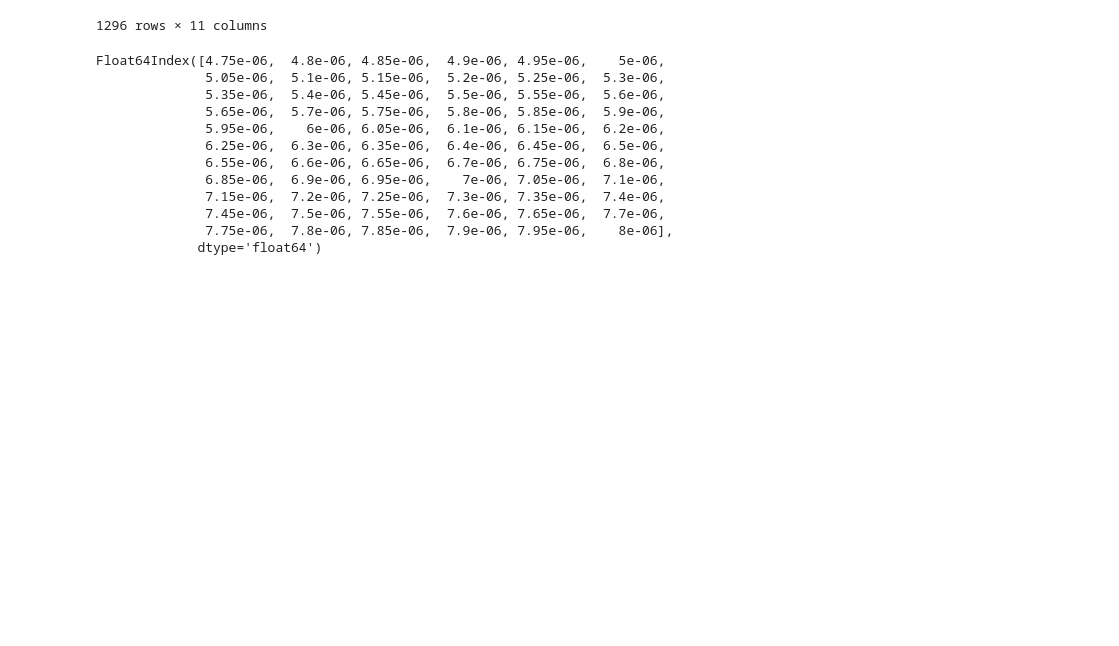
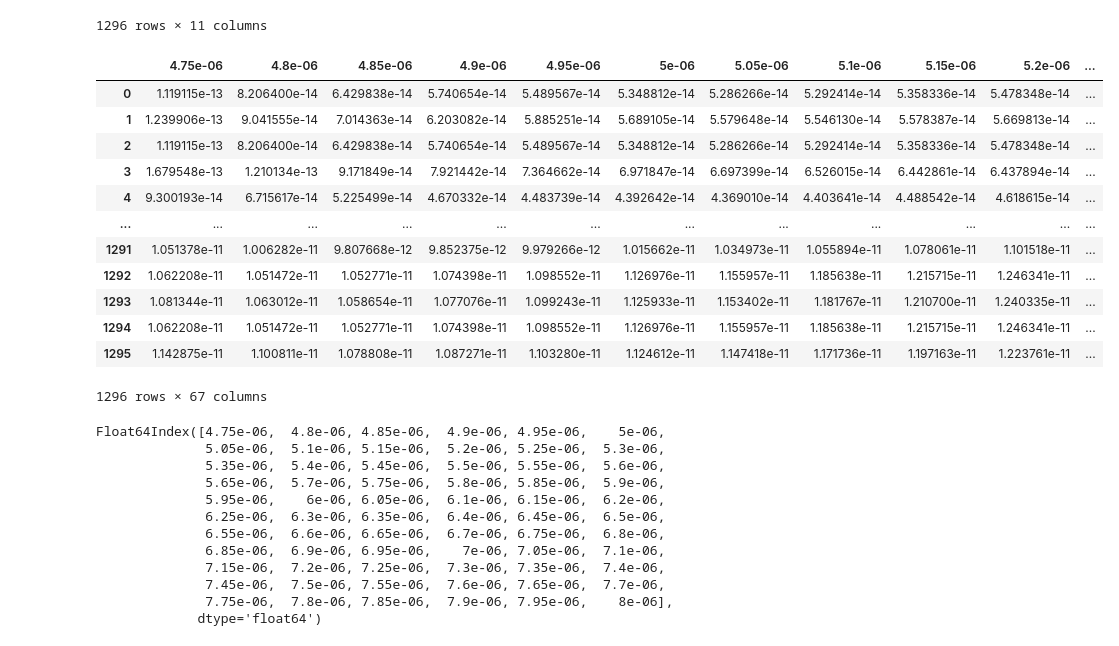
Before and after one commit to iAmBrig12/REU_AI_Thermography, a Jupyter notebook: data_exploration.ipynb, the cells around one changed output. Saved outputs shown, nothing was run; the diff lists cells and outputs as text; code cells hidden in the pictures; blank space fills up the shorter version.

```diff
--- a/data_exploration.ipynb
+++ b/data_exploration.ipynb
@@ -24,6 +24,22 @@ temp_train
 | 1294 | 595.817168 | 582.738555 | 570.357589 | 558.545848 | 546.953527 | 535.042876 | 522.215789 | 508.000000 | 492.215789 | 505.042876 | 516.953527 |
 | 1295 | 601.997508 | 594.494260 | 586.537929 | 577.566979 | 566.953527 | 554.064006 | 538.396129 | 519.755705 | 498.396129 | 505.042876 | 510.773187 |
 1296 rows × 11 columns
+# %%
+spectrum_train
+# %% [output]
+|  | 4.75e-06 | 4.8e-06 | 4.85e-06 | 4.9e-06 | 4.95e-06 | 5e-06 | 5.05e-06 | 5.1e-06 | 5.15e-06 | 5.2e-06 | ... |
+| 0 | 1.119115e-13 | 8.206400e-14 | 6.429838e-14 | 5.740654e-14 | 5.489567e-14 | 5.348812e-14 | 5.286266e-14 | 5.292414e-14 | 5.358336e-14 | 5.478348e-14 | ... |
+| 1 | 1.239906e-13 | 9.041555e-14 | 7.014363e-14 | 6.203082e-14 | 5.885251e-14 | 5.689105e-14 | 5.579648e-14 | 5.546130e-14 | 5.578387e-14 | 5.669813e-14 | ... |
+| 2 | 1.119115e-13 | 8.206400e-14 | 6.429838e-14 | 5.740654e-14 | 5.489567e-14 | 5.348812e-14 | 5.286266e-14 | 5.292414e-14 | 5.358336e-14 | 5.478348e-14 | ... |
+| 3 | 1.679548e-13 | 1.210134e-13 | 9.171849e-14 | 7.921442e-14 | 7.364662e-14 | 6.971847e-14 | 6.697399e-14 | 6.526015e-14 | 6.442861e-14 | 6.437894e-14 | ... |
+| 4 | 9.300193e-14 | 6.715617e-14 | 5.225499e-14 | 4.670332e-14 | 4.483739e-14 | 4.392642e-14 | 4.369010e-14 | 4.403641e-14 | 4.488542e-14 | 4.618615e-14 | ... |
+| ... | ... | ... | ... | ... | ... | ... | ... | ... | ... | ... | ... |
+| 1291 | 1.051378e-11 | 1.006282e-11 | 9.807668e-12 | 9.852375e-12 | 9.979266e-12 | 1.015662e-11 | 1.034973e-11 | 1.055894e-11 | 1.078061e-11 | 1.101518e-11 | ... |
+| 1292 | 1.062208e-11 | 1.051472e-11 | 1.052771e-11 | 1.074398e-11 | 1.098552e-11 | 1.126976e-11 | 1.155957e-11 | 1.185638e-11 | 1.215715e-11 | 1.246341e-11 | ... |
+| 1293 | 1.081344e-11 | 1.063012e-11 | 1.058654e-11 | 1.077076e-11 | 1.099243e-11 | 1.125933e-11 | 1.153402e-11 | 1.181767e-11 | 1.210700e-11 | 1.240335e-11 | ... |
+| 1294 | 1.062208e-11 | 1.051472e-11 | 1.052771e-11 | 1.074398e-11 | 1.098552e-11 | 1.126976e-11 | 1.155957e-11 | 1.185638e-11 | 1.215715e-11 | 1.246341e-11 | ... |
+| 1295 | 1.142875e-11 | 1.100811e-11 | 1.078808e-11 | 1.087271e-11 | 1.103280e-11 | 1.124612e-11 | 1.147418e-11 | 1.171736e-11 | 1.197163e-11 | 1.223761e-11 | ... |
+1296 rows × 67 columns
 # %%
 spectrum_train.columns
 # %% [output]
```
Also changed, not shown: parts of 2 cells of this notebook, 1 other file.
